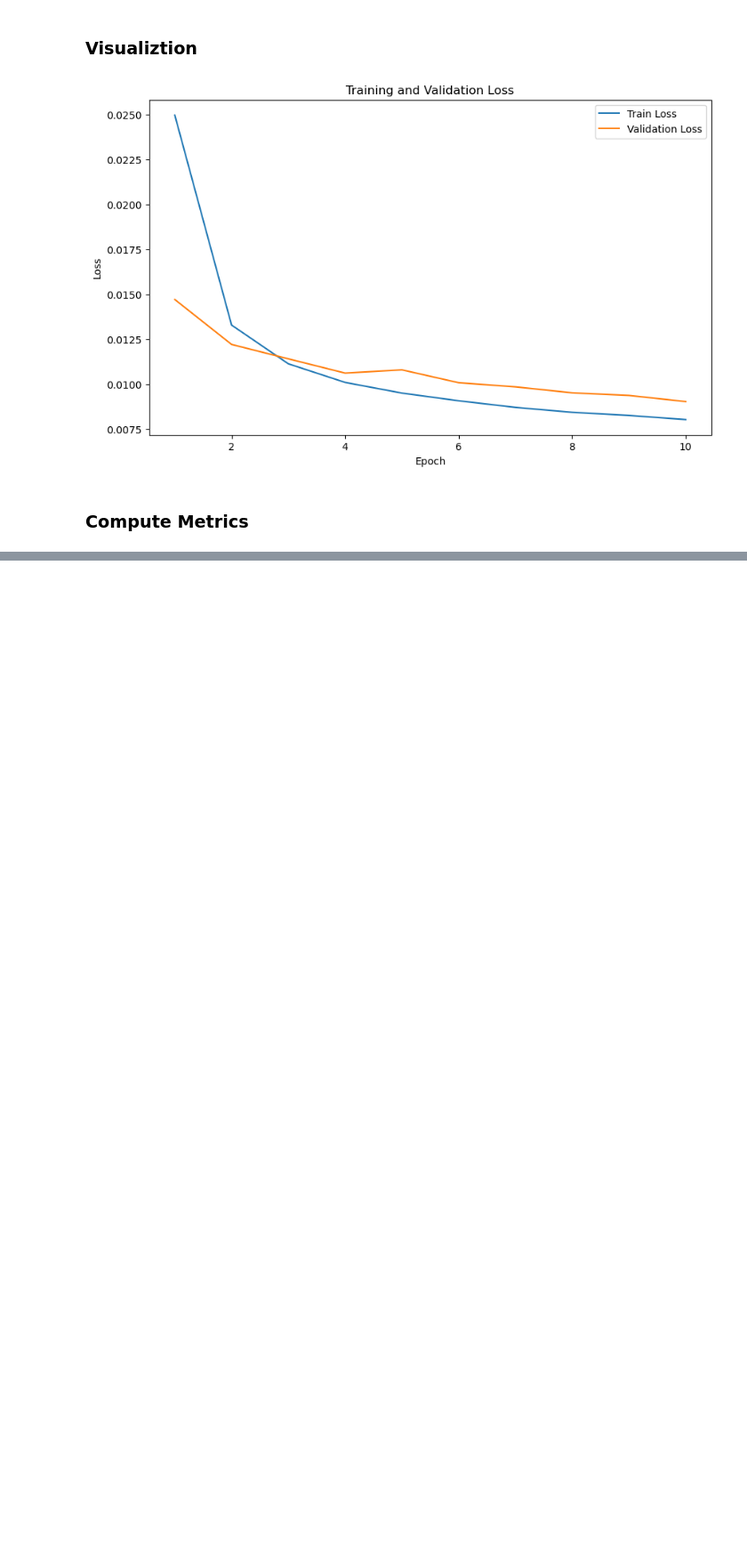
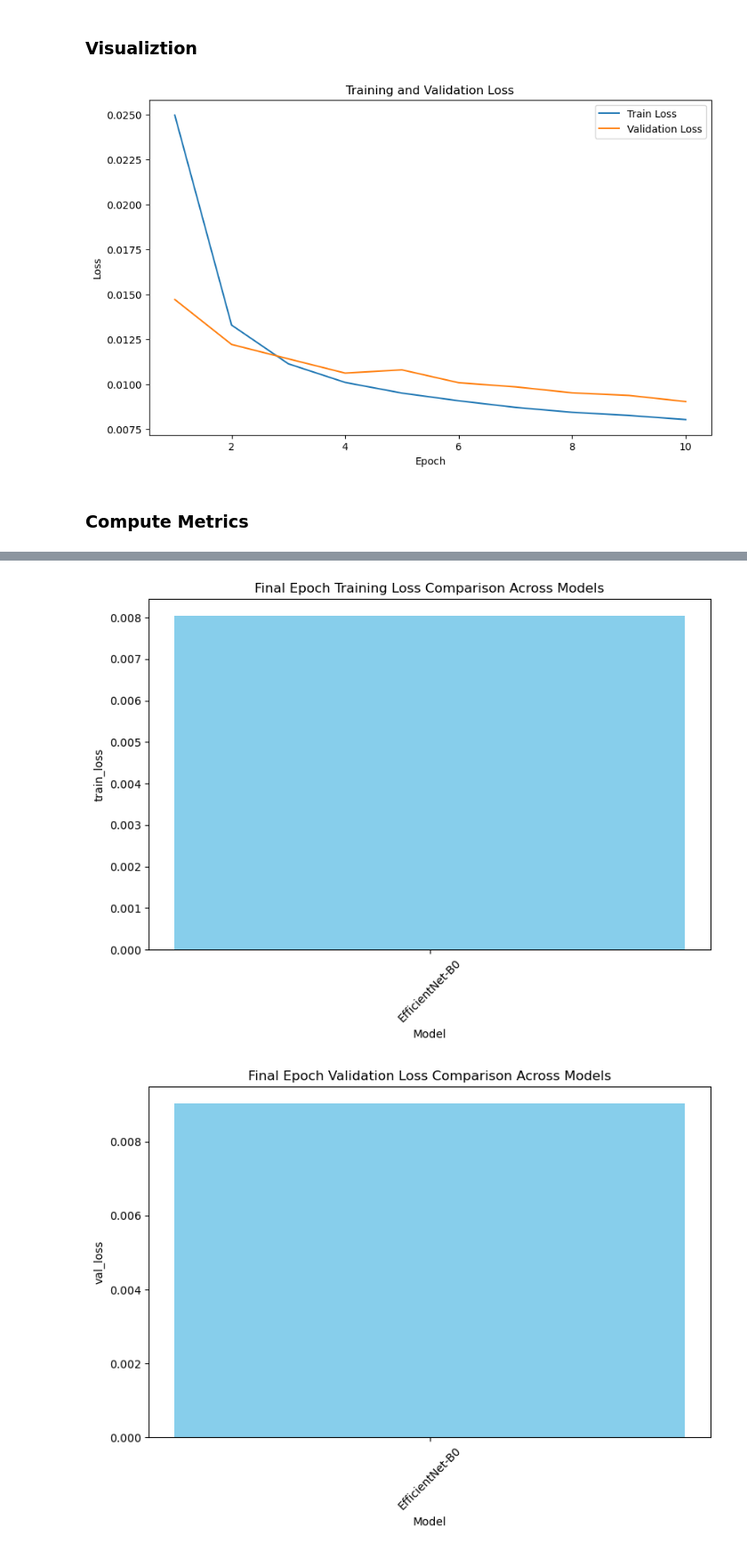
Before and after one commit to m1hammad/galaxy-morphology-classification, a Jupyter notebook: dl_project_main.ipynb, the cells around one changed output, grey strips where cells are left out. Shown at 89% size. Cells and saved outputs as stored; diff of their text form; code cells hidden in the pictures; blank space fills up the shorter version.

```diff
--- a/dl_project_main.ipynb
+++ b/dl_project_main.ipynb
@@ -528,0 +744,6 @@ Test MAE: 0.0557
+# %%
+plot_bar_chart(summary_table,"train_loss" , 'Final Epoch Training Loss Comparison Across Models')
+plot_bar_chart(summary_table,"val_loss" , 'Final Epoch Validation Loss Comparison Across Models')
+# %% [output]
+[figure, added]
+[figure, added]
```
Also changed, not shown: parts of 17 cells of this notebook.
